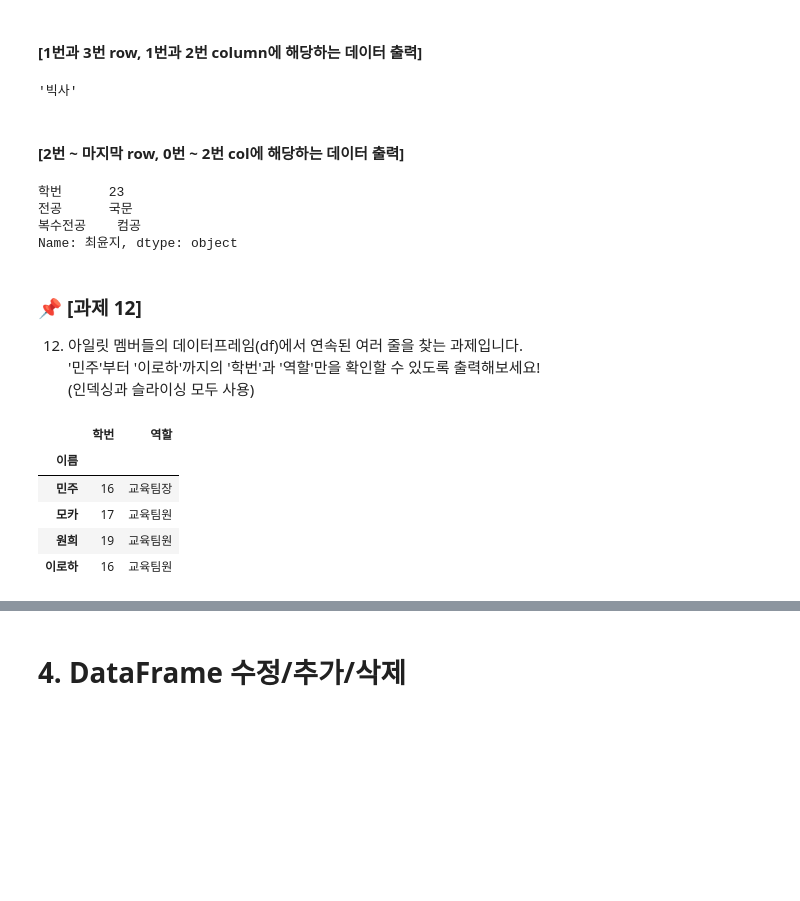
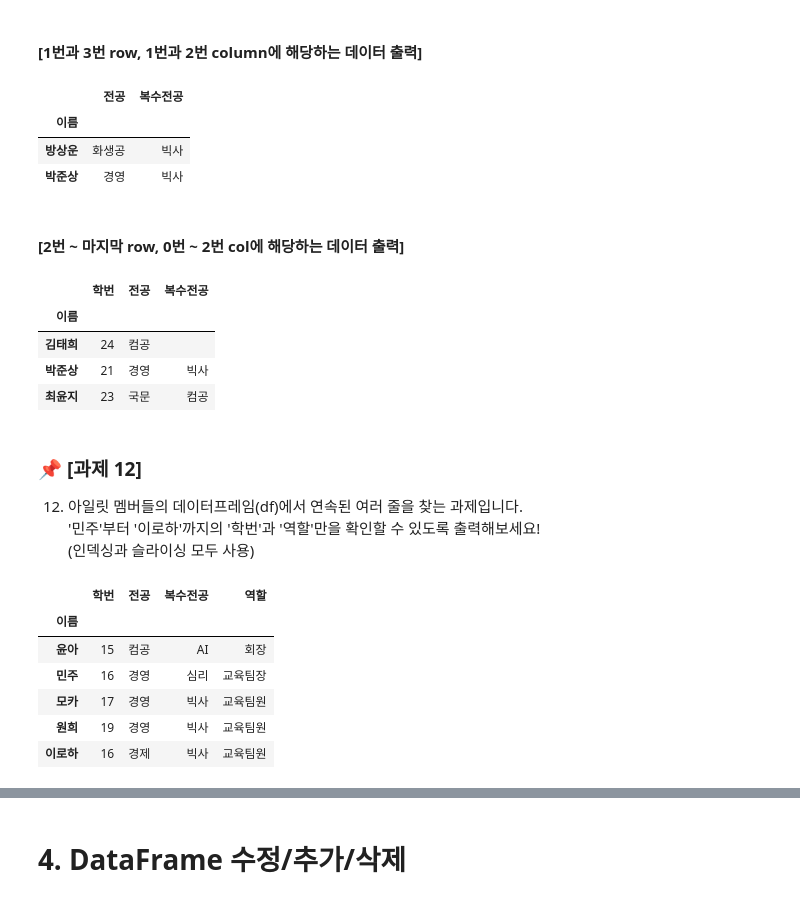
Before and after one commit to Insight-Sogang-Univ/insight-15th, a Jupyter notebook: basic/suhyeon/session00/assignment_pandasIntro.ipynb, the cells around one changed output, grey strips where cells are left out. Saved outputs shown, nothing was run; the diff lists cells and outputs as text; code cells hidden in the pictures; blank space fills up the shorter version.

```diff
--- a/basic/suhyeon/session00/assignment_pandasIntro.ipynb
+++ b/basic/suhyeon/session00/assignment_pandasIntro.ipynb
@@ -247,20 +247,24 @@ df.iloc[0, 3]
 # %% [markdown]
 #### [1번과 3번 row, 1번과 2번 column에 해당하는 데이터 출력]
 # %%
-df.iloc[3, 2]
+df.iloc[[1,3], [1,2]]
 # %% [output]
-'빅사'
+|  | 전공 | 복수전공 |
+| 이름 |  |  |
+| 방상운 | 화생공 | 빅사 |
+| 박준상 | 경영 | 빅사 |
 # %% [markdown]
 #### [2번 ~ 마지막 row, 0번 ~ 2번 col에 해당하는 데이터 출력]
 # %%
 # 연속된 데이터 출력 --> 슬라이싱 활용
 
-df.iloc[-1, 0:3]
+df.iloc[2:, 0:3]
 # %% [output]
-학번      23
-전공      국문
-복수전공    컴공
-Name: 최윤지, dtype: object
+|  | 학번 | 전공 | 복수전공 |
+| 이름 |  |  |  |
+| 김태희 | 24 | 컴공 |  |
+| 박준상 | 21 | 경영 | 빅사 |
+| 최윤지 | 23 | 국문 | 컴공 |
 # %% [markdown]
 ### 📌 [과제 12]
 12. 아일릿 멤버들의 데이터프레임(df)에서 연속된 여러 줄을 찾는 과제입니다.<br/>
@@ -269,20 +273,20 @@ Name: 최윤지, dtype: object
 # %%
 import pandas as pd
 
 lst = [['윤아', 15, '컴공', 'AI', '회장'],
        ['민주', 16, '경영', '심리', '교육팀장'],
        ['모카', 17, '경영', '빅사', '교육팀원'],
        ['원희', 19, '경영', '빅사', '교육팀원'],
        ['이로하', 16, '경제', '빅사', '교육팀원']]
 
 df12 = pd.DataFrame(lst, columns=['이름', '학번', '전공', '복수전공', '역할'])
 df12 = df12.set_index('이름')
+df12
+# %% [output]
+|  | 학번 | 전공 | 복수전공 | 역할 |
+| 이름 |  |  |  |  |
+| 윤아 | 15 | 컴공 | AI | 회장 |
+| 민주 | 16 | 경영 | 심리 | 교육팀장 |
+| 모카 | 17 | 경영 | 빅사 | 교육팀원 |
+| 원희 | 19 | 경영 | 빅사 | 교육팀원 |
+| 이로하 | 16 | 경제 | 빅사 | 교육팀원 |
-# %%
-***여기에 코드를 작성해주세요***
-# %% [output]
-|  | 학번 | 역할 |
-| 이름 |  |  |
-| 민주 | 16 | 교육팀장 |
-| 모카 | 17 | 교육팀원 |
-| 원희 | 19 | 교육팀원 |
-| 이로하 | 16 | 교육팀원 |
```
Also changed, not shown: parts of 10 cells of this notebook, 3 other files.
